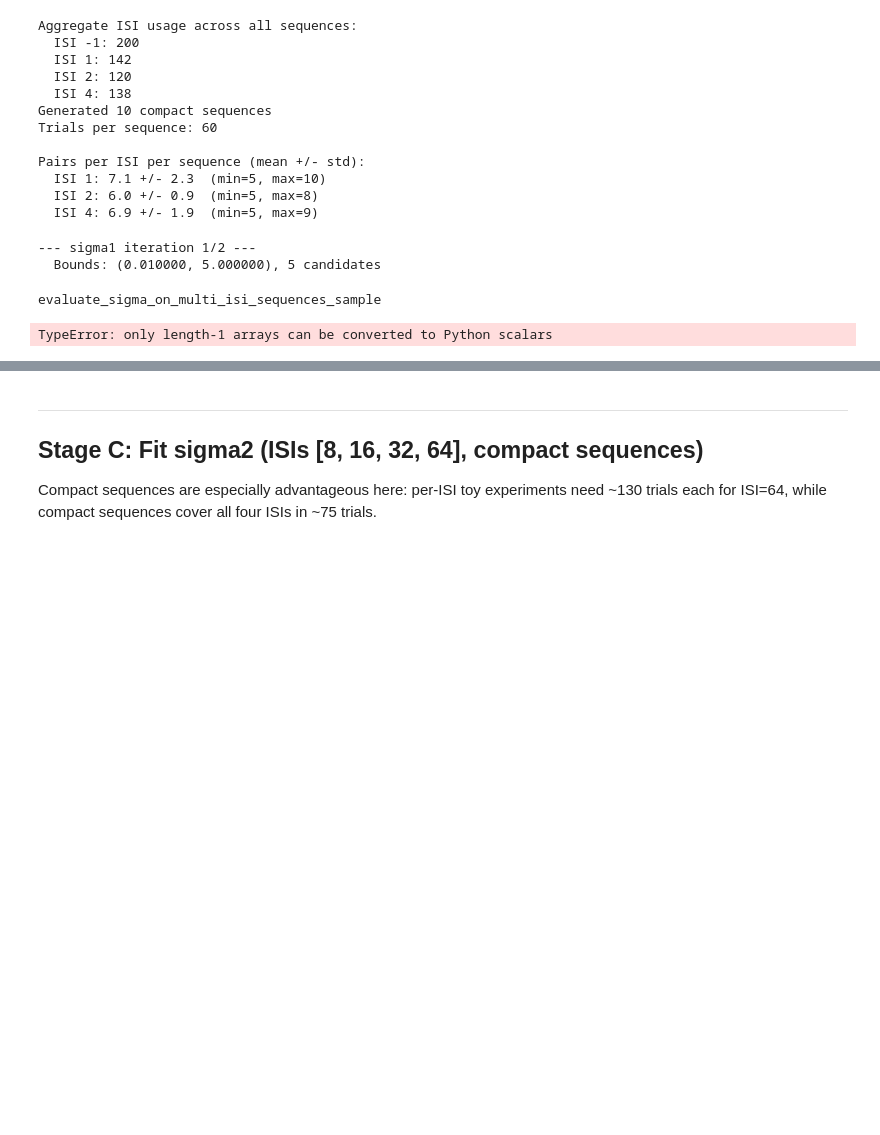
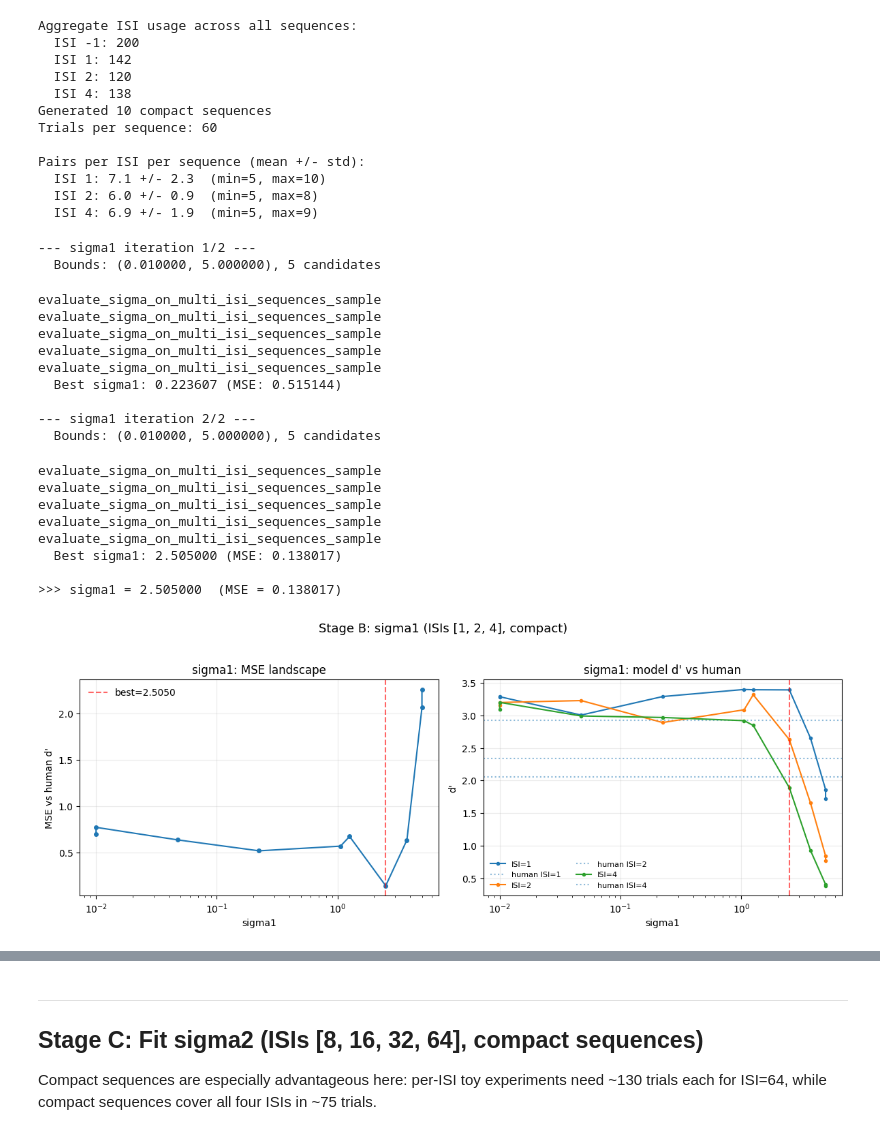
Before and after one commit to bjmedina/memory, a Jupyter notebook: notebooks/2026-03-08_three-stage-compact-fitting-v3-sparse12.ipynb, the cells around one changed output, grey strips where cells are left out. Cells and saved outputs as stored; diff of their text form; code cells hidden in the pictures; blank space fills up the shorter version.

```diff
--- a/notebooks/2026-03-08_three-stage-compact-fitting-v3-sparse12.ipynb
+++ b/notebooks/2026-03-08_three-stage-compact-fitting-v3-sparse12.ipynb
@@ -431,36 +400,51 @@ Pairs per ISI per sequence (mean +/- std):
   ISI 2: 6.0 +/- 0.9  (min=5, max=8)
   ISI 4: 6.9 +/- 1.9  (min=5, max=9)
 # %%
-compute_auroc_sparse_n = make_sparse_dprime_fn(200)
 stage_b = fit_sigma_1d(
     run_experiment_fn=run_experiment_scores,
     sigma_name="sigma1",
     sigma_bounds=param_bounds["sigma1"],
-    fixed_sigmas={"sigma0": sigma0_fitted, "sigma2": sigma2_init},
+    fixed_sigmas={"sigma0": 10.3, "sigma2": sigma2_init},
     noise_mode=noise_mode,
     metric=metric,
     X0=X,
     name_to_idx=name_to_idx,
     human_dprimes_by_isi=sigma1_human,
     t_step=t_step,
     n_grid=5,
     n_mc=N_MC,
     n_refine_iters=N_REFINE_ITERS,
     seed=100_000,
     # compact mode
     experiment_list=sigma1_exps,
     isi_keys=sigma1_isi_keys,
     target_isis=SIGMA1_ISIS,
     n_seqs_per_rep=SIGMA1_N_SEQS//2,
-    auroc_fn=compute_auroc_sparse_n,
+    auroc_fn=compute_auroc_sparse500,
 )
 
 sigma1_fitted = stage_b["best_sigma"]
 print(f"\n>>> sigma1 = {sigma1_fitted:.6f}  (MSE = {stage_b['best_mse']:.6f})")
 plot_sigma_fit(stage_b, human_dprimes_by_isi=sigma1_human,
                title="Stage B: sigma1 (ISIs [1, 2, 4], compact)");
 # %% [output]
 --- sigma1 iteration 1/2 ---
   Bounds: (0.010000, 5.000000), 5 candidates
 evaluate_sigma_on_multi_isi_sequences_sample
+evaluate_sigma_on_multi_isi_sequences_sample
+evaluate_sigma_on_multi_isi_sequences_sample
+evaluate_sigma_on_multi_isi_sequences_sample
+evaluate_sigma_on_multi_isi_sequences_sample
+  Best sigma1: 0.223607 (MSE: 0.515144)
+
+--- sigma1 iteration 2/2 ---
+  Bounds: (0.010000, 5.000000), 5 candidates
-TypeError: only length-1 arrays can be converted to Python scalars
+evaluate_sigma_on_multi_isi_sequences_sample
+evaluate_sigma_on_multi_isi_sequences_sample
+evaluate_sigma_on_multi_isi_sequences_sample
+evaluate_sigma_on_multi_isi_sequences_sample
+evaluate_sigma_on_multi_isi_sequences_sample
+  Best sigma1: 2.505000 (MSE: 0.138017)
+
+>>> sigma1 = 2.505000  (MSE = 0.138017)
+[figure, added]
```
Also changed, not shown: parts of 7 cells of this notebook, 3 other files.
